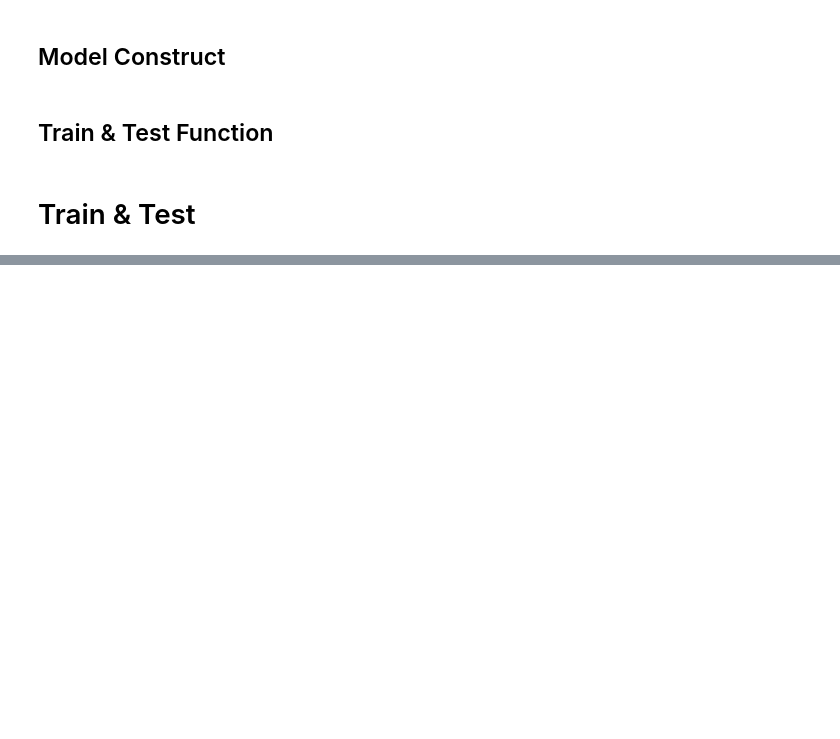
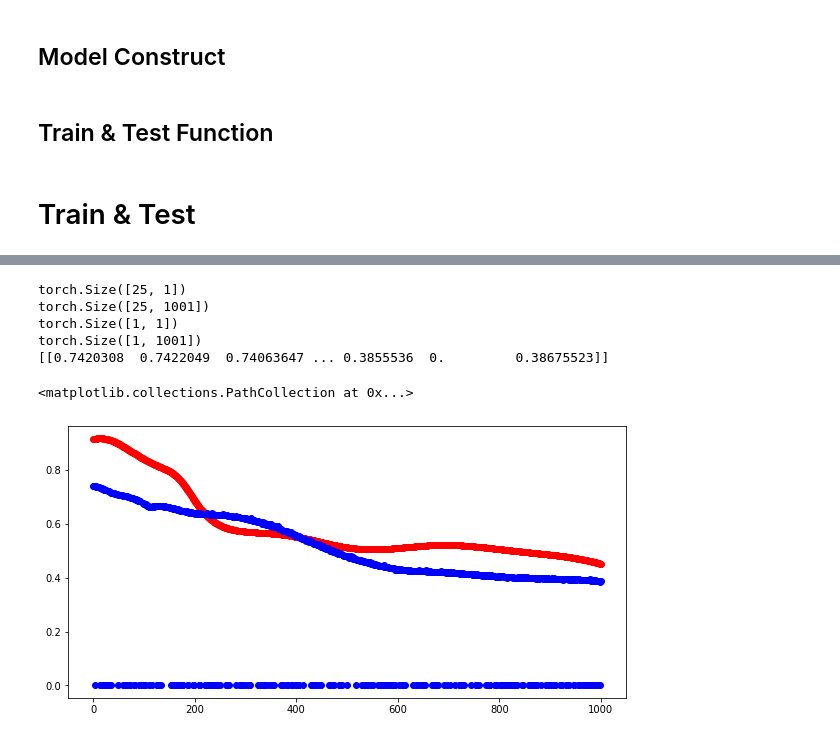
Before and after one commit to GuoyaoShen/DiatomDL, a Jupyter notebook: main_v_1_0.ipynb, the cells around one changed output, grey strips where cells are left out. Saved outputs shown, nothing was run; the diff lists cells and outputs as text; code cells hidden in the pictures; blank space fills up the shorter version.

```diff
--- a/main_v_1_0.ipynb
+++ b/main_v_1_0.ipynb
@@ -83,0 +57,3 @@ plt.plot(data_transmission[::2,0], data_transmission[::2,1])
+# %%
+path_reflection = '/content/drive/My Drive/BU Class/Research/BioDL_Project/data/test1.txt'
+data_reflection = np.loadtxt(path_reflection)
@@ -83,0 +112,9 @@ plt.plot(data_transmission[::2,0], data_transmission[::2,1])
+# %%
+tensor_x = torch.Tensor(param_all) # transform to torch tensor
+tensor_y = torch.Tensor(spectra_ref_all)
+
+print(tensor_x.shape)
+print(tensor_y.shape)
+
+dataset_ref = TensorDataset(tensor_x,tensor_y)
+dataloader_ref = DataLoader(dataset_ref)
@@ -163,12 +239,15 @@ from torchvision import datasets, transforms
 import matplotlib.pyplot as plt
 
 device = torch.device("cuda:0" if torch.cuda.is_available() else "cpu")
+learning_rate = 1e-3
 
 torch.manual_seed(123)
 
-optimizer = torch.optim.Adam(vae.parameters(), lr=learning_rate)
+net_dense = NetDense(1,1001)
+
+optimizer = torch.optim.Adam(net_dense.parameters(), lr=learning_rate)
 criteon = nn.MSELoss()
 scheduler = None
 
 
-pass
+train_model(dataloader_ref, optimizer, criteon, net_dense, device, NUM_EPOCH=20, scheduler=scheduler)
@@ -174,0 +272,35 @@ pass
+# %%
+idx_test = 12
+print(tensor_x.shape)
+print(tensor_y.shape)
+
+# X_test = tensor_x[idx_test,:].unsqueeze(0)
+# y_test = tensor_y[idx_test,:].unsqueeze(0)
+
+print(X_test.shape)
+print(y_test.shape)
+
+X_test = X_test.to(device)
+y_test_pred = net_dense(X_test)
+# print(y_test.shape)
+
+y_test_np = y_test.cpu().detach().numpy()
+y_test_pred_np = y_test_pred.cpu().detach().numpy()
+print(y_test_pred_np)
+
+# plt.figure(1)
+# plt.plot(np.arange(1001), y_test_np)
+# plt.figure(2)
+# plt.plot(np.arange(1001), y_test_pred_np)
+
+plt.figure(3, figsize=(10,5))
+plt.scatter(np.arange(1001), y_test_np, c='r')
+plt.scatter(np.arange(1001), y_test_pred_np, c='b')
+# %% [output]
+torch.Size([25, 1])
+torch.Size([25, 1001])
+torch.Size([1, 1])
+torch.Size([1, 1001])
+[[0.7420308  0.7422049  0.74063647 ... 0.3855536  0.         0.38675523]]
+<matplotlib.collections.PathCollection at 0x...>
+[figure, added]
```
Also changed, not shown: parts of 16 cells of this notebook.
